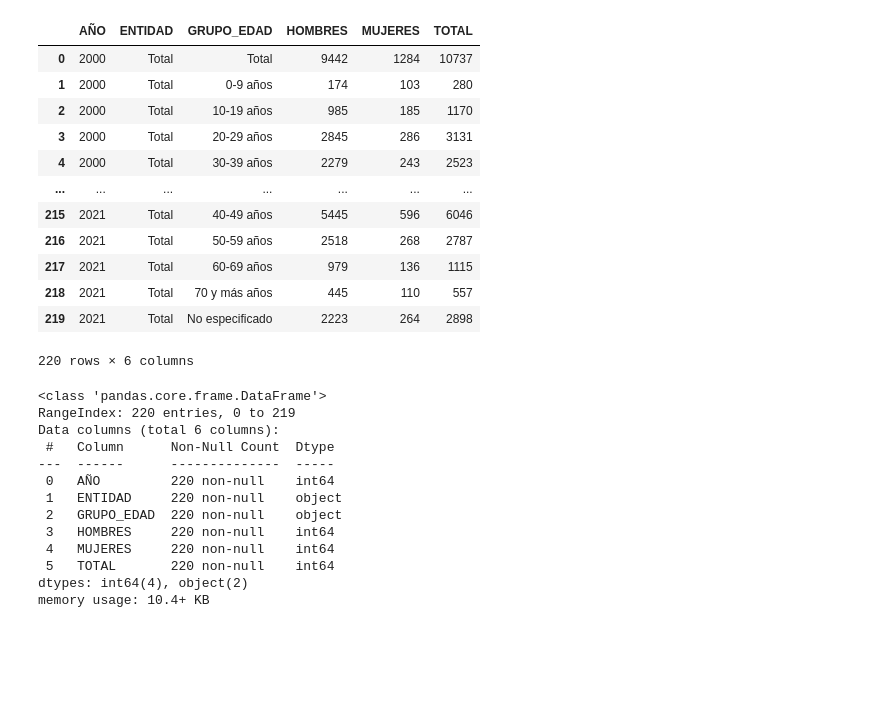
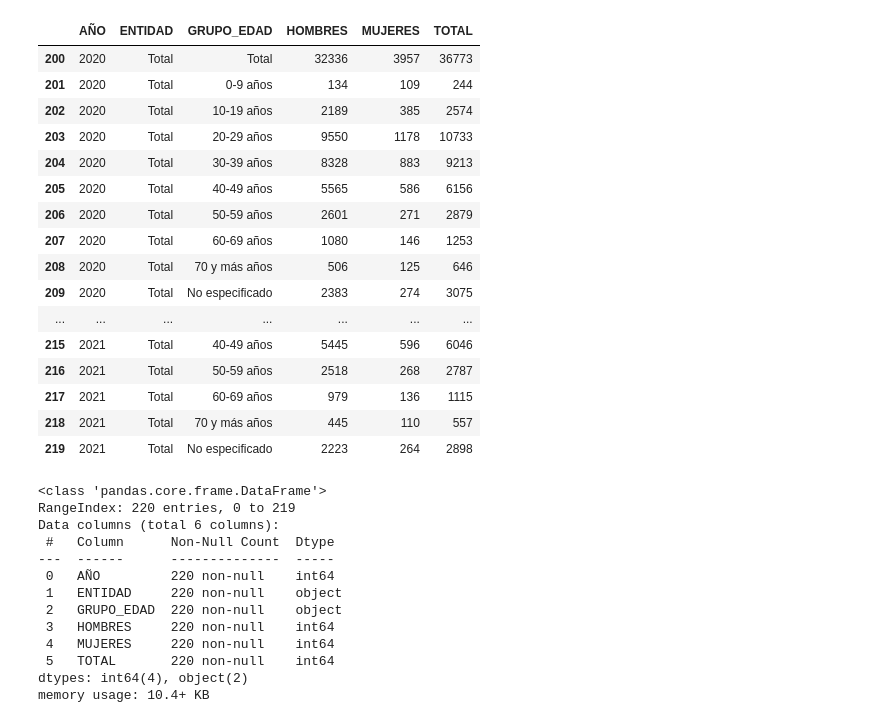
Before and after one commit to FreMeli/ASE_1, a Jupyter notebook: Grupos_de_Edad.ipynb, the cells around one changed output. Cells and saved outputs as stored; diff of their text form; code cells hidden in the pictures; blank space fills up the shorter version.

```diff
--- a/Grupos_de_Edad.ipynb
+++ b/Grupos_de_Edad.ipynb
@@ -21,20 +39,24 @@ Saving SEXO_GRUPO_EDAD.xlsm to SEXO_GRUPO_EDAD (2).xlsm
 # %%
 df_Grupos=pd.read_excel(io.BytesIO(upload["SEXO_GRUPO_EDAD.xlsm"]), header=0)#df con los datos de la población
-df_Grupos
+df_Grupos.tail(20)
 # %% [output]
 |  | AÑO | ENTIDAD | GRUPO_EDAD | HOMBRES | MUJERES | TOTAL |
-| 0 | 2000 | Total | Total | 9442 | 1284 | 10737 |
-| 1 | 2000 | Total | 0-9 años | 174 | 103 | 280 |
-| 2 | 2000 | Total | 10-19 años | 985 | 185 | 1170 |
-| 3 | 2000 | Total | 20-29 años | 2845 | 286 | 3131 |
-| 4 | 2000 | Total | 30-39 años | 2279 | 243 | 2523 |
+| 200 | 2020 | Total | Total | 32336 | 3957 | 36773 |
+| 201 | 2020 | Total | 0-9 años | 134 | 109 | 244 |
+| 202 | 2020 | Total | 10-19 años | 2189 | 385 | 2574 |
+| 203 | 2020 | Total | 20-29 años | 9550 | 1178 | 10733 |
+| 204 | 2020 | Total | 30-39 años | 8328 | 883 | 9213 |
+| 205 | 2020 | Total | 40-49 años | 5565 | 586 | 6156 |
+| 206 | 2020 | Total | 50-59 años | 2601 | 271 | 2879 |
+| 207 | 2020 | Total | 60-69 años | 1080 | 146 | 1253 |
+| 208 | 2020 | Total | 70 y más años | 506 | 125 | 646 |
+| 209 | 2020 | Total | No especificado | 2383 | 274 | 3075 |
 | ... | ... | ... | ... | ... | ... | ... |
 | 215 | 2021 | Total | 40-49 años | 5445 | 596 | 6046 |
 | 216 | 2021 | Total | 50-59 años | 2518 | 268 | 2787 |
 | 217 | 2021 | Total | 60-69 años | 979 | 136 | 1115 |
 | 218 | 2021 | Total | 70 y más años | 445 | 110 | 557 |
 | 219 | 2021 | Total | No especificado | 2223 | 264 | 2898 |
-220 rows × 6 columns
 # %%
 df_Grupos.info()
 # %% [output]
```
Also changed, not shown: parts of 20 cells of this notebook.
